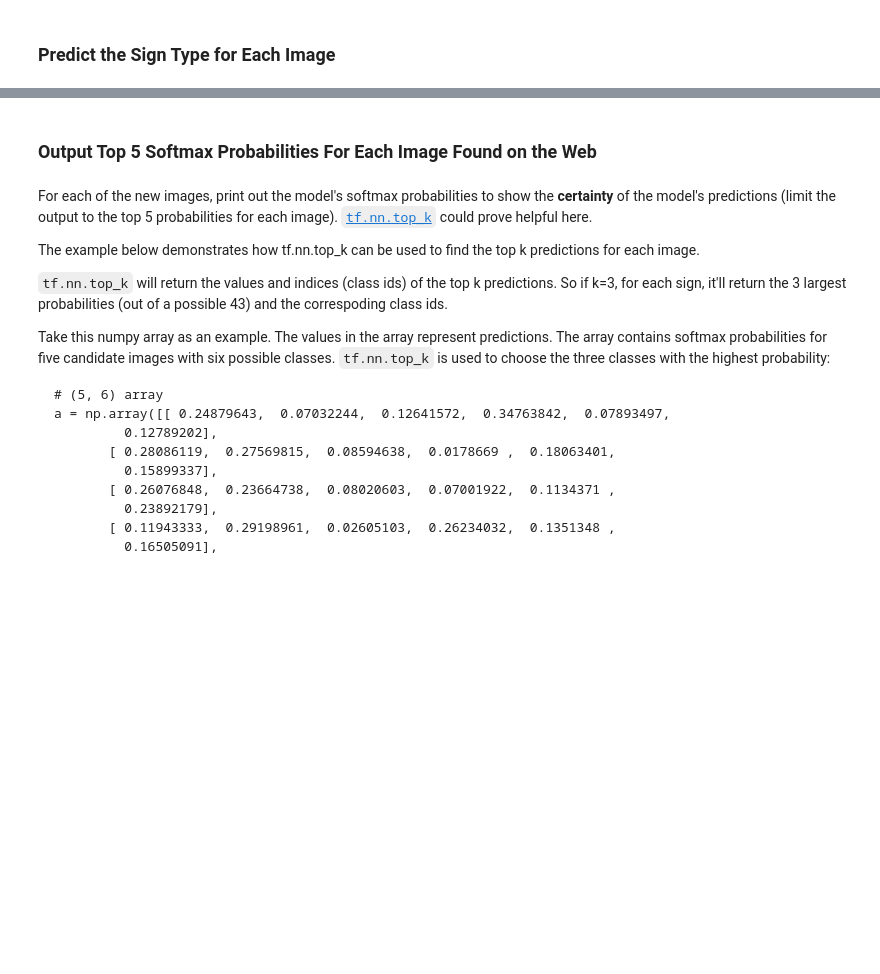
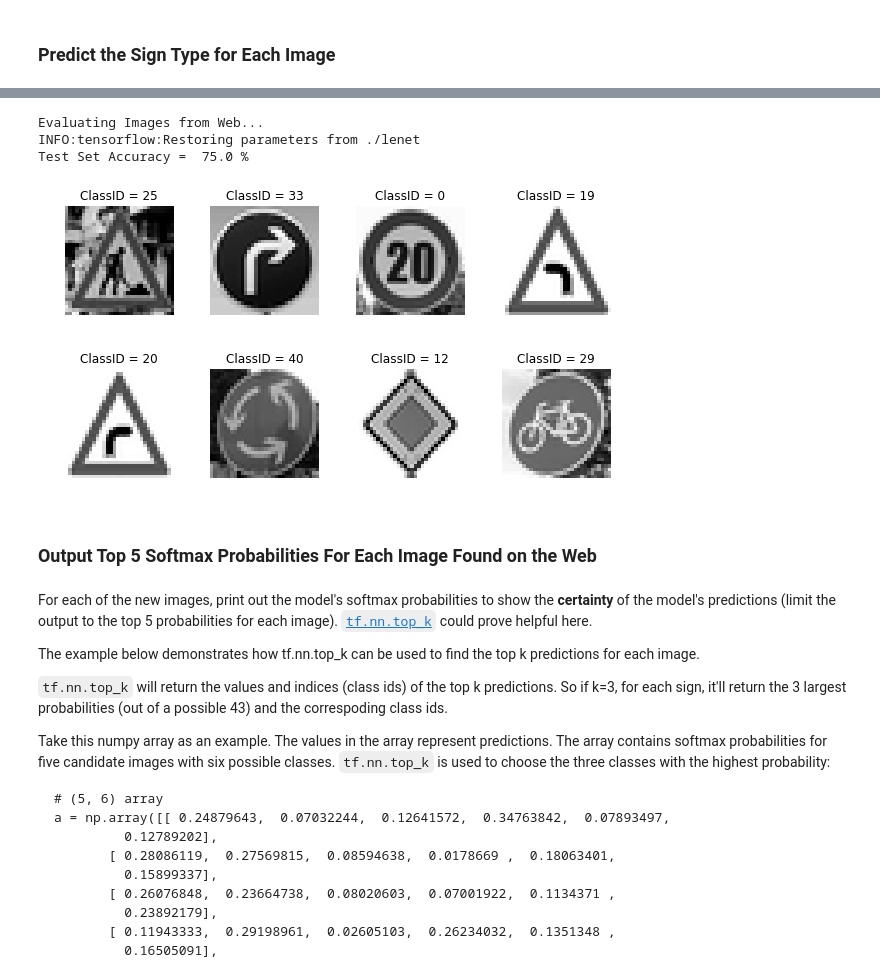
Before and after one commit to JamesDiDonato/CarND-P2, a Jupyter notebook: Traffic_Sign_Classifier.ipynb, the cells around one changed output, grey strips where cells are left out. Drawn from its saved outputs; the diff is of its cells as text; code cells hidden in the pictures; blank space fills up the shorter version.

```diff
--- a/Traffic_Sign_Classifier.ipynb
+++ b/Traffic_Sign_Classifier.ipynb
@@ -278,17 +374,20 @@ import tensorflow as tf
 #Train the Model
 
 #Tuneable Hyperparameters:
-EPOCHS = 10
-BATCH_SIZE = 128
-rate = 0.001
+EPOCHS = 60
+BATCH_SIZE = 100
+rate = 0.0008
+dropout_prob = 0.5
+
 
 #Setup Placeholders for input images & output classification:
 x = tf.placeholder(tf.float32, (None, 32, 32, 1))
 y = tf.placeholder(tf.int32, (None))
 one_hot_y = tf.one_hot(y, 43)
+keep_prob = tf.placeholder(tf.float32, (None))
 
 #Training Pipeline:
-logits = LeNet(x)
+logits = DiDonato(x)
 cross_entropy = tf.nn.softmax_cross_entropy_with_logits(labels=one_hot_y, logits=logits)
 loss_operation = tf.reduce_mean(cross_entropy)
 optimizer = tf.train.AdamOptimizer(learning_rate = rate)
@@ -306,7 +413,7 @@ def evaluate(X_data, y_data):
     sess = tf.get_default_session()
     for offset in range(0, num_examples, BATCH_SIZE):
         batch_x, batch_y = X_data[offset:offset+BATCH_SIZE], y_data[offset:offset+BATCH_SIZE]
-        accuracy = sess.run(accuracy_operation, feed_dict={x: batch_x, y: batch_y})
+        accuracy = sess.run(accuracy_operation, feed_dict={x: batch_x, y: batch_y, keep_prob:dropout_prob})
         total_accuracy += (accuracy * len(batch_x))
     return total_accuracy / num_examples
 # %%
@@ -321,7 +428,7 @@ with tf.Session() as sess:
         for offset in range(0, num_examples, BATCH_SIZE):
             end = offset + BATCH_SIZE
             batch_x, batch_y = X_train[offset:end], y_train[offset:end]
-            sess.run(training_operation, feed_dict={x: batch_x, y: batch_y})
+            sess.run(training_operation, feed_dict={x: batch_x, y: batch_y, keep_prob:dropout_prob})
 
         training_accuracy =evaluate(X_train, y_train)
         validation_accuracy = evaluate(X_validation, y_validation)
@@ -374,3 +532,40 @@ You may find `signnames.csv` useful as it contains mappings from the class id (i
+# %%
+# Pre-process Images:
+image_grayscale = np.mean(images, axis = 3, keepdims = True)
+image_normal = (image_grayscale-128)/128
+
+#Display Pre-Processed Images:
+#Setup Sub-plot
+figures, axes = plt.subplots(2,4, figsize=(10, 5))
+figures.subplots_adjust(hspace = .5, wspace=.2)
+axes = axes.ravel()
+count = 0
+
+#Load each image using open-cv and plot
+for img in image_normal:
+    ax = axes[count]
+    ax.axis('off')
+    ax.imshow(img.squeeze() , cmap = 'gray')
+    ax.set_title('ClassID = {}' .format(ClassIDs[count]))
+    count+=1
+
+
+with tf.Session() as sess:
+    sess.run(tf.global_variables_initializer())
+    print("Evaluating Images from Web...")
+
+    #Restore model
+    save = tf.train.import_meta_graph('./lenet.meta')
+    save.restore(sess, "./lenet")
+
+    #Evaluate Accuracy
+    test_accuracy = evaluate(image_normal , ClassIDs)
+    print("Test Set Accuracy = " ,test_accuracy*100,"%")
+# %% [output]
+Evaluating Images from Web...
+INFO:tensorflow:Restoring parameters from ./lenet
+Test Set Accuracy =  75.0 %
+[figure, added]
 # %% [markdown]
 ### Output Top 5 Softmax Probabilities For Each Image Found on the Web
 # %% [markdown]
```
Also changed, not shown: parts of 20 cells of this notebook, 21 other files.
